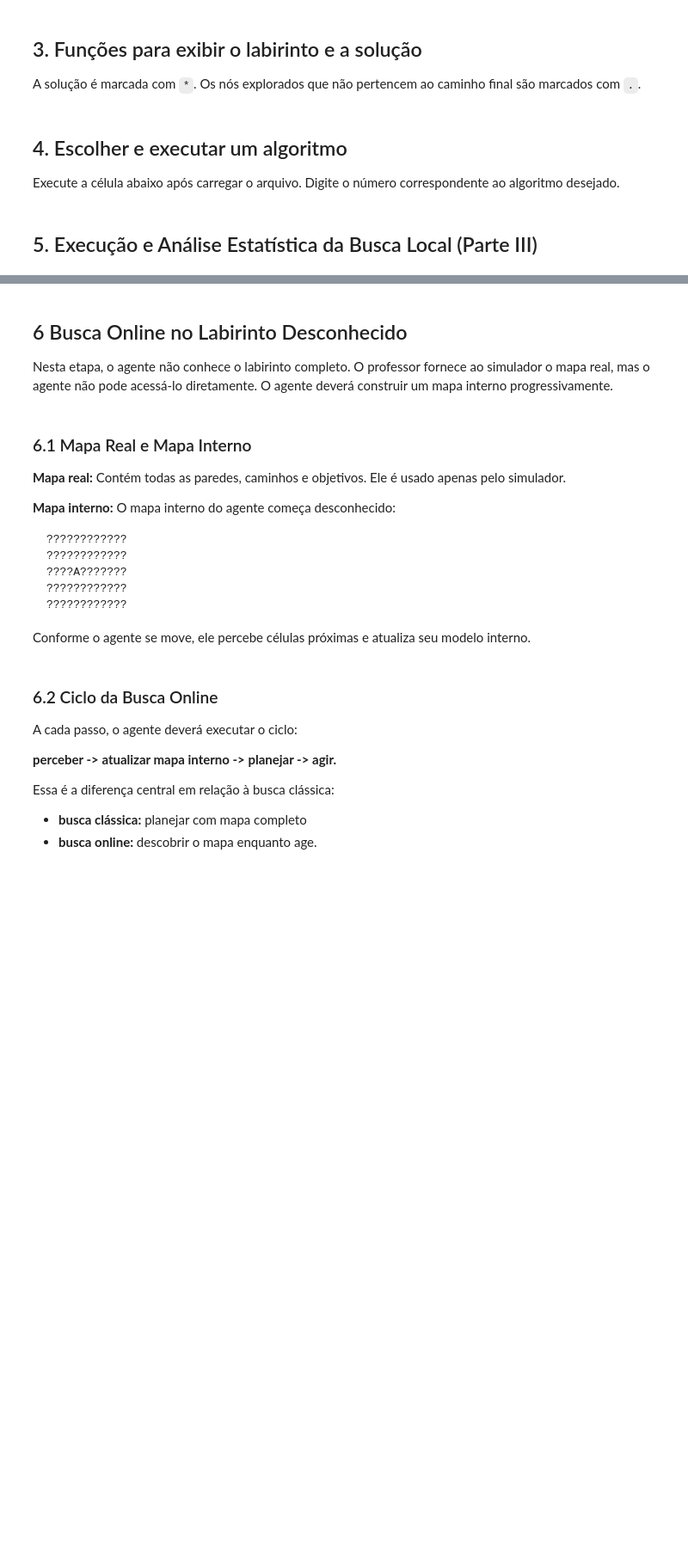
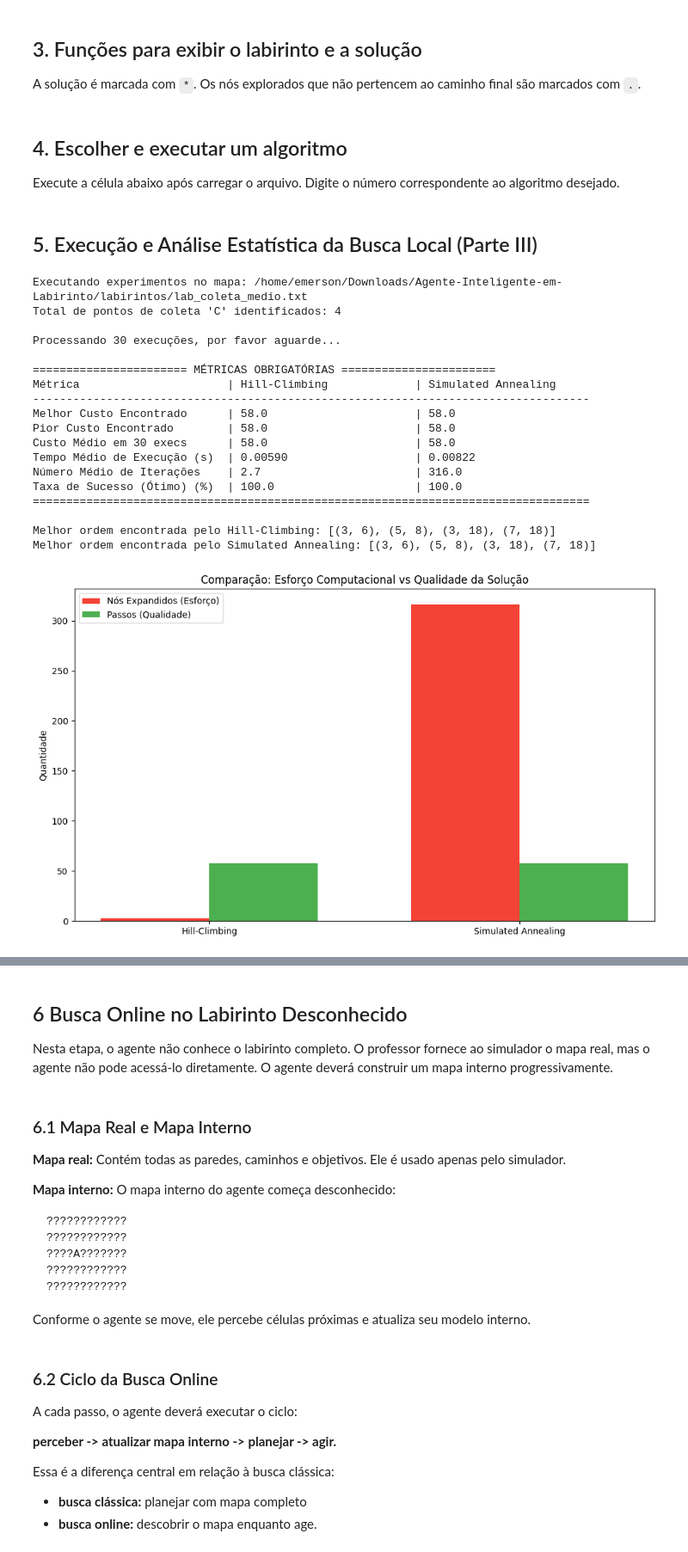
Before and after one commit to Tulio8998/Agente-Inteligente-em-Labirinto, a Jupyter notebook: labirinto_buscas_2026.ipynb, the cells around one changed output, grey strips where cells are left out. Shown at 86% size. Cells and saved outputs as stored; diff of their text form; code cells hidden in the pictures; blank space fills up the shorter version.

Commit message:
adcionado a função de gerar gráficos na busca local

```diff
--- a/labirinto_buscas_2026.ipynb
+++ b/labirinto_buscas_2026.ipynb
@@ -820,7 +824,6 @@ else:
     custos_hc, tempos_hc, iters_hc = [], [], []
     custos_sa, tempos_sa, iters_sa = [], [], []
 
-    hist_exemplo_hc, hist_exemplo_sa = None, None
     melhor_seq_hc, melhor_seq_sa = None, None
 
     print("\nProcessando 30 execuções, por favor aguarde...")
@@ -830,36 +833,69 @@ else:
         tempos_hc.append(time.perf_counter() - t_ini)
         custos_hc.append(c_hc)
         iters_hc.append(i_hc)
-        if hist_exemplo_hc is None or c_hc < min(custos_hc):
-            hist_exemplo_hc = h_hc
+        if melhor_seq_hc is None or c_hc < min(custos_hc):
             melhor_seq_hc = r_hc
 
         t_ini = time.perf_counter()
         r_sa, c_sa, h_sa, i_sa = lab.simulated_annealing(tipo_vizinhanca=vizinhanca)
         tempos_sa.append(time.perf_counter() - t_ini)
         custos_sa.append(c_sa)
         iters_sa.append(i_sa)
-        if hist_exemplo_sa is None or c_sa < min(custos_sa):
-            hist_exemplo_sa = h_sa
+        if melhor_seq_sa is None or c_sa < min(custos_sa):
             melhor_seq_sa = r_sa
 
     custo_aceitavel = min(min(custos_hc), min(custos_sa))
-
     taxa_sucesso_hc = sum(1 for c in custos_hc if c <= custo_aceitavel) / RODADAS * 100
     taxa_sucesso_sa = sum(1 for c in custos_sa if c <= custo_aceitavel) / RODADAS * 100
 
     print("\n======================= MÉTRICAS OBRIGATÓRIAS =======================")
     print(f"Métrica                      | Hill-Climbing             | Simulated Annealing")
     print("-" * 83)
     print(f"Melhor Custo Encontrado      | {min(custos_hc):<25.1f} | {min(custos_sa):.1f}")
     print(f"Pior Custo Encontrado        | {max(custos_hc):<25.1f} | {max(custos_sa):.1f}")
     print(f"Custo Médio em {RODADAS} execs      | {(sum(custos_hc)/RODADAS):<25.1f} | {(sum(custos_sa)/RODADAS):.1f}")
     print(f"Tempo Médio de Execução (s)  | {(sum(tempos_hc)/RODADAS):<25.5f} | {(sum(tempos_sa)/RODADAS):.5f}")
     print(f"Número Médio de Iterações    | {(sum(iters_hc)/RODADAS):<25.1f} | {(sum(iters_sa)/RODADAS):.1f}")
     print(f"Taxa de Sucesso (Ótimo) (%)  | {taxa_sucesso_hc:<25.1f} | {taxa_sucesso_sa:.1f}")
     print("===================================================================================\n")
 
     print(f"Melhor ordem encontrada pelo Hill-Climbing: {melhor_seq_hc}")
     print(f"Melhor ordem encontrada pelo Simulated Annealing: {melhor_seq_sa}\n")
 
-    plotar_convergencia_busca_local(hist_exemplo_hc, hist_exemplo_sa)
+
+    class ResultadoMétricasMédia:
+        def __init__(self, algoritmo, encontrado, custo, expandidos):
+            self.algoritmo = algoritmo
+            self.encontrado = encontrado
+            self.custo_caminho = custo
+            self.tamanho_caminho = custo
+            self.nos_expandidos = expandidos
+
+    # Instancia as médias calculadas para alimentar as funções da célula 3
+    res_hc_media = ResultadoMétricasMédia("Hill-Climbing", True, sum(custos_hc)/RODADAS, sum(iters_hc)/RODADAS)
+    res_sa_media = ResultadoMétricasMédia("Simulated Annealing", True, sum(custos_sa)/RODADAS, sum(iters_sa)/RODADAS)
+
+    lista_bl_medias = [res_hc_media, res_sa_media]
+
+    plot_batch_comparison(lista_bl_medias)
+    plot_lines_comparison(lista_bl_medias)
+# %% [output]
+Executando experimentos no mapa: /home/emerson/Downloads/Agente-Inteligente-em-Labirinto/labirintos/lab_coleta_medio.txt
+Total de pontos de coleta 'C' identificados: 4
+
+Processando 30 execuções, por favor aguarde...
+
+======================= MÉTRICAS OBRIGATÓRIAS =======================
+Métrica                      | Hill-Climbing             | Simulated Annealing
+-----------------------------------------------------------------------------------
+Melhor Custo Encontrado      | 58.0                      | 58.0
+Pior Custo Encontrado        | 58.0                      | 58.0
+Custo Médio em 30 execs      | 58.0                      | 58.0
+Tempo Médio de Execução (s)  | 0.00590                   | 0.00822
+Número Médio de Iterações    | 2.7                       | 316.0
+Taxa de Sucesso (Ótimo) (%)  | 100.0                     | 100.0
+===================================================================================
+
+Melhor ordem encontrada pelo Hill-Climbing: [(3, 6), (5, 8), (3, 18), (7, 18)]
+Melhor ordem encontrada pelo Simulated Annealing: [(3, 6), (5, 8), (3, 18), (7, 18)]
+[figure, added]
```
Also changed, not shown: parts of 2 cells of this notebook.
